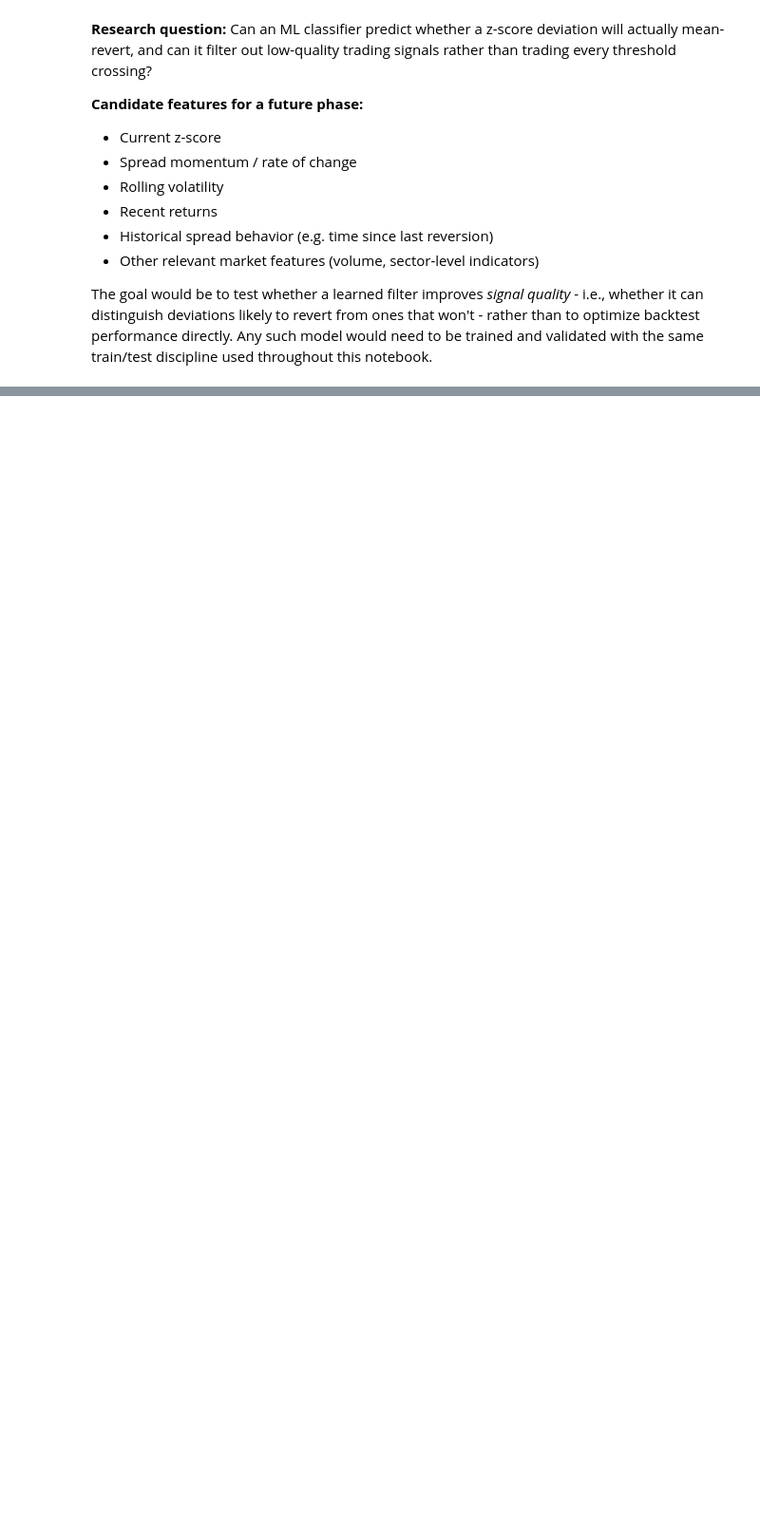
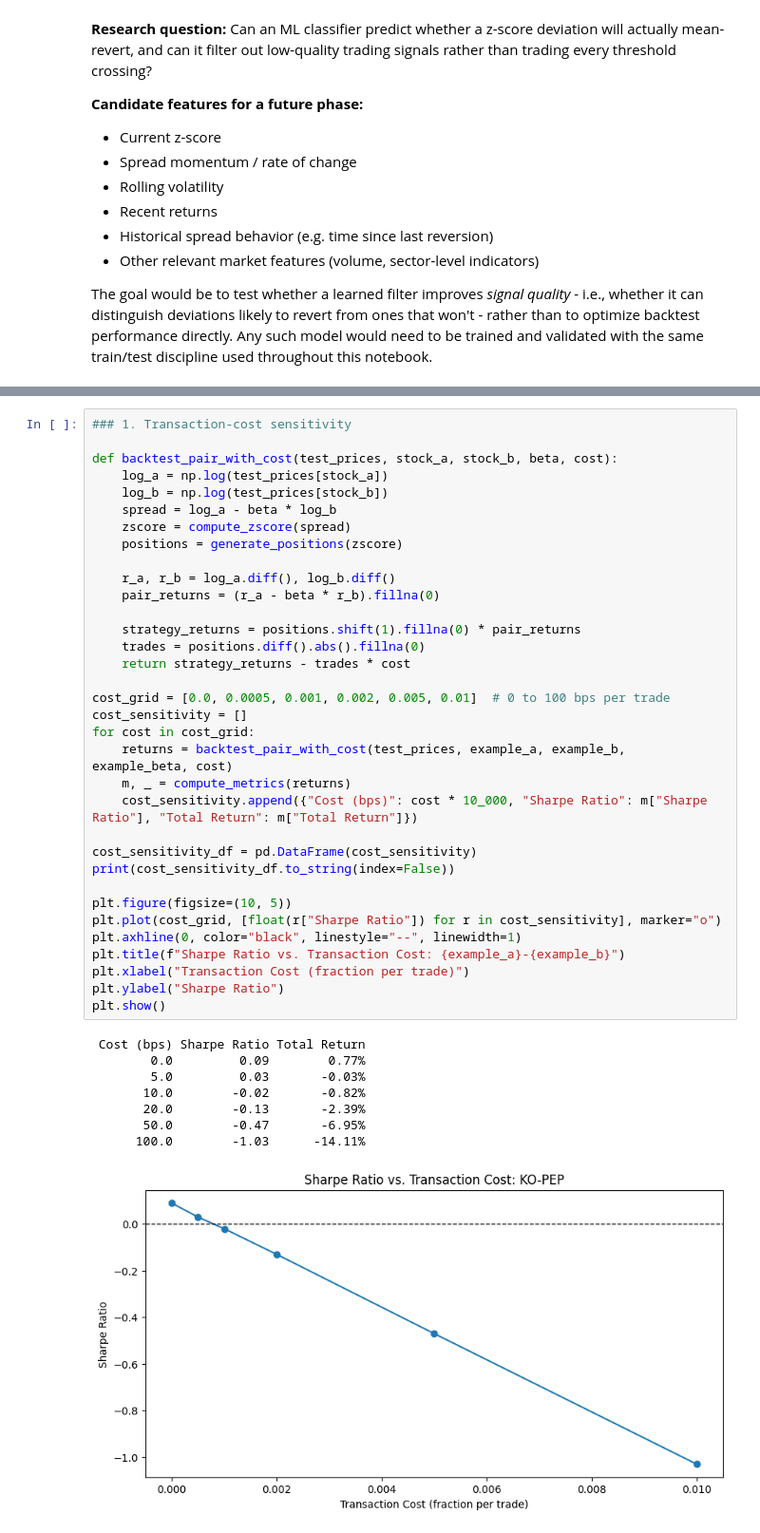
Before and after one commit to Rsingh1010/mean-reversion-pairs-trading, a Jupyter notebook: notebooks/mean_reversion_trading_system.ipynb, the cells around one changed output, grey strips where cells are left out. Shown at 95% size. Saved outputs shown, nothing was run; the diff lists cells and outputs as text; blank space fills up the shorter version.

Commit message:
Add diagnostic pass conclusion: cost sensitivity, power check, walk-forward

```diff
--- a/notebooks/mean_reversion_trading_system.ipynb
+++ b/notebooks/mean_reversion_trading_system.ipynb
@@ -569,0 +586,43 @@ same train/test discipline used throughout this notebook.
+# %%
+### 1. Transaction-cost sensitivity
+
+def backtest_pair_with_cost(test_prices, stock_a, stock_b, beta, cost):
+    log_a = np.log(test_prices[stock_a])
+    log_b = np.log(test_prices[stock_b])
+    spread = log_a - beta * log_b
+    zscore = compute_zscore(spread)
+    positions = generate_positions(zscore)
+
+    r_a, r_b = log_a.diff(), log_b.diff()
+    pair_returns = (r_a - beta * r_b).fillna(0)
+
+    strategy_returns = positions.shift(1).fillna(0) * pair_returns
+    trades = positions.diff().abs().fillna(0)
+    return strategy_returns - trades * cost
+
+cost_grid = [0.0, 0.0005, 0.001, 0.002, 0.005, 0.01]  # 0 to 100 bps per trade
+cost_sensitivity = []
+for cost in cost_grid:
+    returns = backtest_pair_with_cost(test_prices, example_a, example_b, example_beta, cost)
+    m, _ = compute_metrics(returns)
+    cost_sensitivity.append({"Cost (bps)": cost * 10_000, "Sharpe Ratio": m["Sharpe Ratio"], "Total Return": m["Total Return"]})
+
+cost_sensitivity_df = pd.DataFrame(cost_sensitivity)
+print(cost_sensitivity_df.to_string(index=False))
+
+plt.figure(figsize=(10, 5))
+plt.plot(cost_grid, [float(r["Sharpe Ratio"]) for r in cost_sensitivity], marker="o")
+plt.axhline(0, color="black", linestyle="--", linewidth=1)
+plt.title(f"Sharpe Ratio vs. Transaction Cost: {example_a}-{example_b}")
+plt.xlabel("Transaction Cost (fraction per trade)")
+plt.ylabel("Sharpe Ratio")
+plt.show()
+# %% [output]
+ Cost (bps) Sharpe Ratio Total Return
+        0.0         0.09        0.77%
+        5.0         0.03       -0.03%
+       10.0        -0.02       -0.82%
+       20.0        -0.13       -2.39%
+       50.0        -0.47       -6.95%
+      100.0        -1.03      -14.11%
+[figure, added]
```
Also changed, not shown: parts of 7 cells of this notebook.
